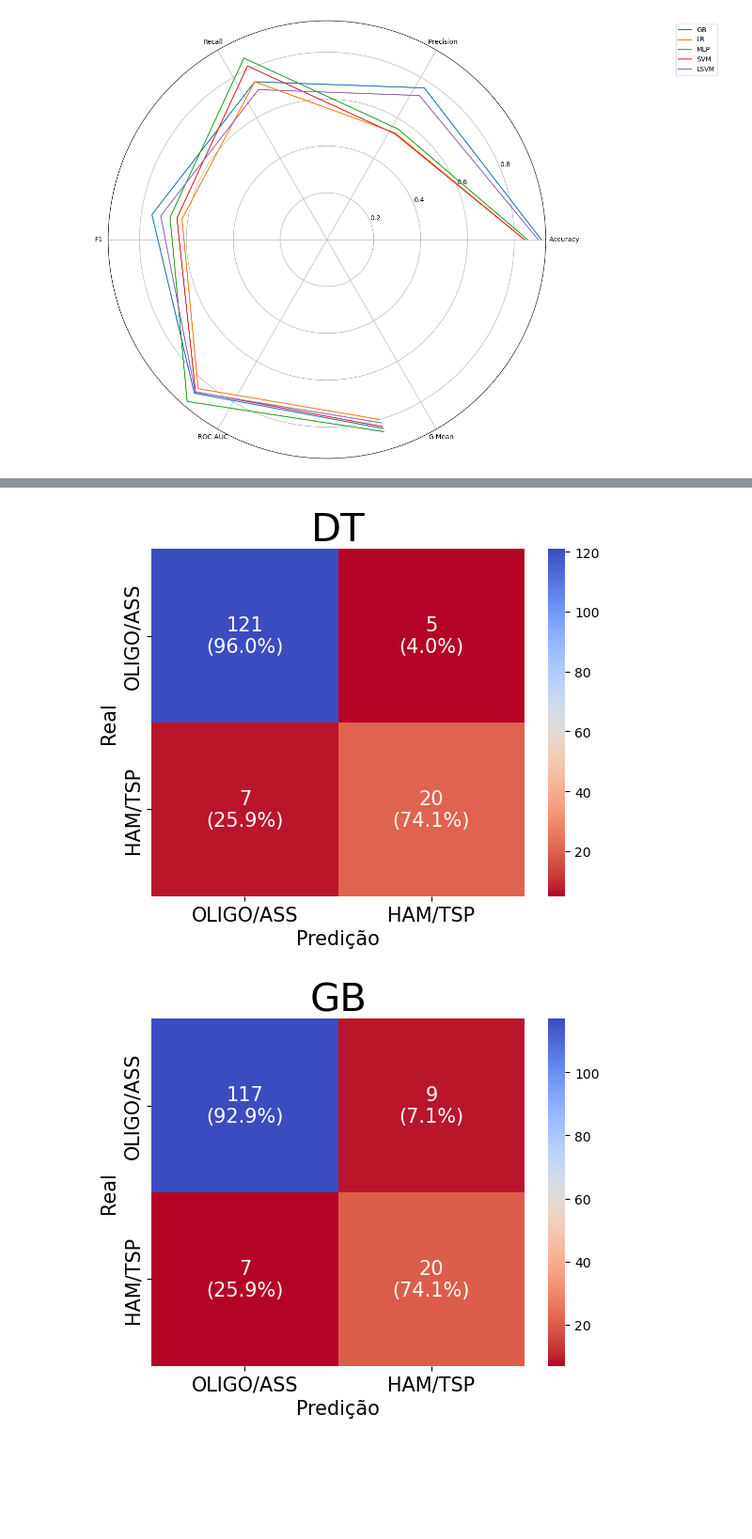
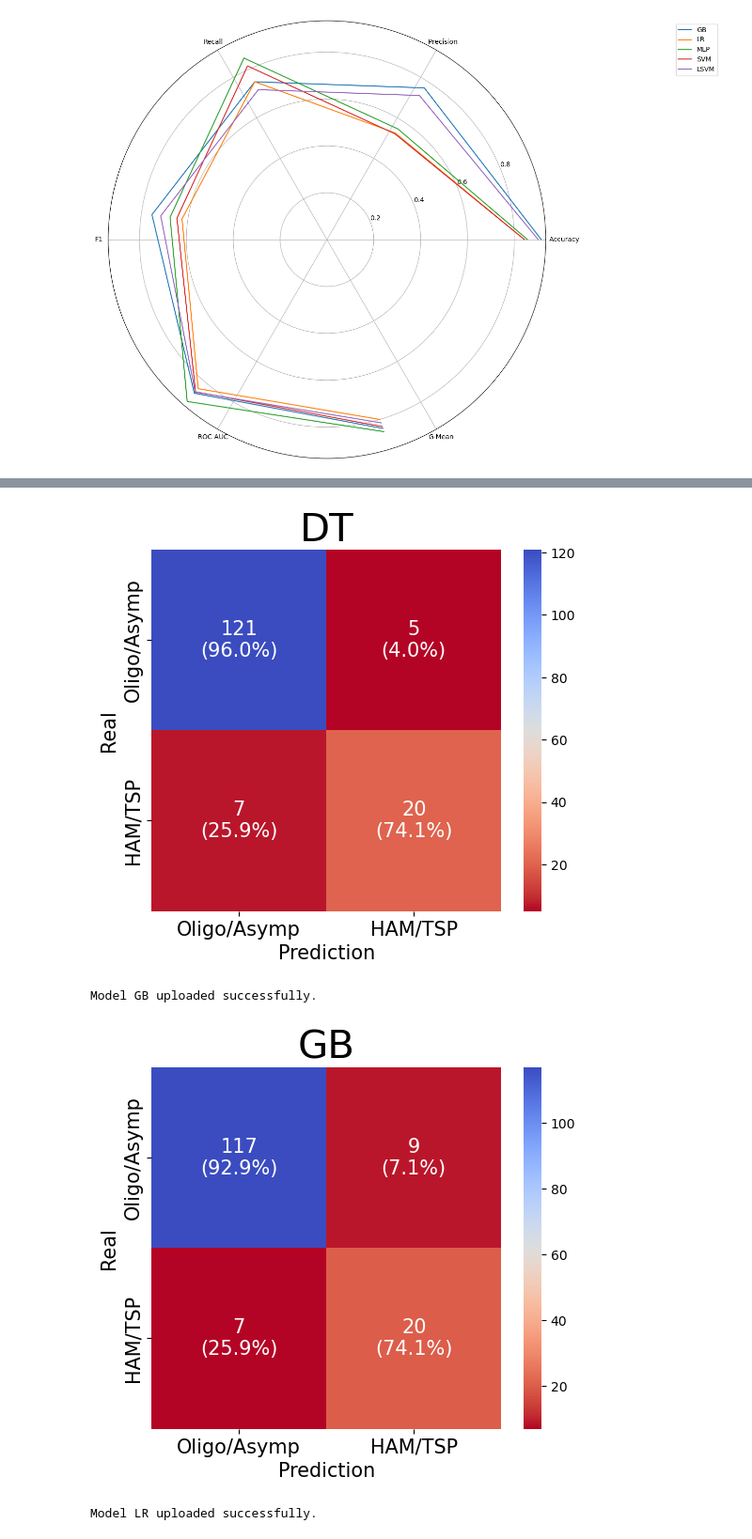
Before and after one commit to MatheusABomfim/MBL2_ML_HTLV, a Jupyter notebook: scripts/3_MEST_HTLV+MBL2+CLINICAL_Evaluation_metrics.ipynb, the cells around one changed output, grey strips where cells are left out. Shown at 94% size. Cells and saved outputs as stored; diff of their text form; code cells hidden in the pictures; blank space fills up the shorter version.

```diff
--- a/scripts/3_MEST_HTLV+MBL2+CLINICAL_Evaluation_metrics.ipynb
+++ b/scripts/3_MEST_HTLV+MBL2+CLINICAL_Evaluation_metrics.ipynb
@@ -226,19 +222,0 @@ plt.show()
-# %%
-# Definindo os nomes das métricas de avaliação
-metric_names = ['Accuracy', 'Precision', 'Recall', 'F1', 'ROC AUC', 'G-Mean']
-
-# Selecionando as métricas para o heatmap e configurando o índice
-heatmap_df = results_df[metric_names].set_index(results_df['classifier'])
-
-# Ordenando o DataFrame pelo valor do G-Mean
-heatmap_df = heatmap_df.sort_values(by='G-Mean', ascending=False)
-
-# Plotando o heatmap
-plt.figure(figsize=(10, 6))
-sns.heatmap(heatmap_df, cmap='viridis', annot=True, fmt=".3f", linewidths=.5)
-plt.title('Heatmap das métricas avaliadas')
-plt.xlabel('Métricas')
-plt.ylabel('Classificadores')
-plt.xticks(rotation=45)
-plt.savefig('..\\results\\heatmap.jpeg')
-plt.show()
@@ -325,59 +243,34 @@ print(X)
 # %%
-# Function to plot confusion matrix with percentages per row
 def plot_confusion_matrix(model_name, X, y, loo):
     model = classifiers[model_name]
-
-    # Making predictions using cross_val_predict
     y_preds = cross_val_predict(model, X, y, cv=loo)
 
-    # Calculate the confusion matrix
     cm = confusion_matrix(y, y_preds)
+    cm_percent = np.nan_to_num(cm.astype(float) / cm.sum(axis=1, keepdims=True) * 100)
 
-    # Convert confusion matrix to percentages per row
-    cm_percent = cm.astype('float') / cm.sum(axis=1)[:, np.newaxis] * 100
-    cm_percent = np.nan_to_num(cm_percent)  # Handle divisions by zero
+    labels = ['Oligo/Asymp', 'HAM/TSP']
+    annot = np.array([[f'{v}\n({p:.1f}%)' for v, p in zip(row, perc)] for row, perc in zip(cm, cm_percent)])
 
-    # Define custom labels
-    labels = ['OLIGO/ASS', 'HAM/TSP']
+    plt.figure(figsize=(6, 5))
+    sns.heatmap(cm, annot=annot, fmt='', cmap='coolwarm_r',
+                xticklabels=labels, yticklabels=labels,
+                annot_kws={"size": 15})
 
-    # Create annotations combining absolute values and percentages
-    annot = np.empty_like(cm).astype(str)
-    for i in range(cm.shape[0]):
-        for j in range(cm.shape[1]):
-            annot[i, j] = f'{cm[i, j]}\n({cm_percent[i, j]:.1f}%)'
+    plt.xticks(fontsize=15)
+    plt.yticks(fontsize=15)
+    plt.xlabel('Prediction', fontsize=15)
+    plt.ylabel('Real', fontsize=15)
+    plt.title(model_name, fontsize=30)
 
-    # Plot the heat map with larger annotation font size
-    sns.heatmap(
-        cm,
-        annot=annot,
-        fmt='',
-        cmap='coolwarm_r',
-        xticklabels=labels,
-        yticklabels=labels,
-        annot_kws={"size": 15}  # Adjust the font size of the annotations here
-    )
-
-    # Adjust the label size for x and y ticks
-    plt.xticks(fontsize=15)  # Size of x-axis labels (PVHTLV, HAM/TSP)
-    plt.yticks(fontsize=15)  # Size of y-axis labels (PVHTLV, HAM/TSP)
-    plt.xlabel('Predição', fontsize=15)
-    plt.ylabel('Real', fontsize=15)
-    plt.title(f'{model_name}', fontsize=30)
-
-    # Save the picture
     plt.savefig(f'../results/{model_name}_confusion_matrix.jpeg')
     plt.show()
 
-# Iterate over all the model names and load them
+# Carrega e plota para cada modelo, se existir no dicionário
 for model_name in model_names:
     load_model(model_name)
-
-# Example: Assume X, y, and loo are already defined as your dataset and cross-validation strategy
-# You can now plot the confusion matrix for each model
-for model_name in model_names:
-    if model_name in classifiers:  # Only plot if the model is loaded successfully
+    if model_name in classifiers:
         plot_confusion_matrix(model_name, X, y, loo)
 
-# Print the classifiers dictionary to verify if models were loaded successfully
+# Verifica os modelos carregados
 print(classifiers)
 # %% [output]
@@ -394,2 +278,4 @@ Modelo LSVM carregado com sucesso.
-[figure, old version]
+[figure, new version]
+Model GB uploaded successfully.
-[figure, old version]
+[figure, new version]
+Model LR uploaded successfully.
```
Also changed, not shown: parts of 8 cells of this notebook.
